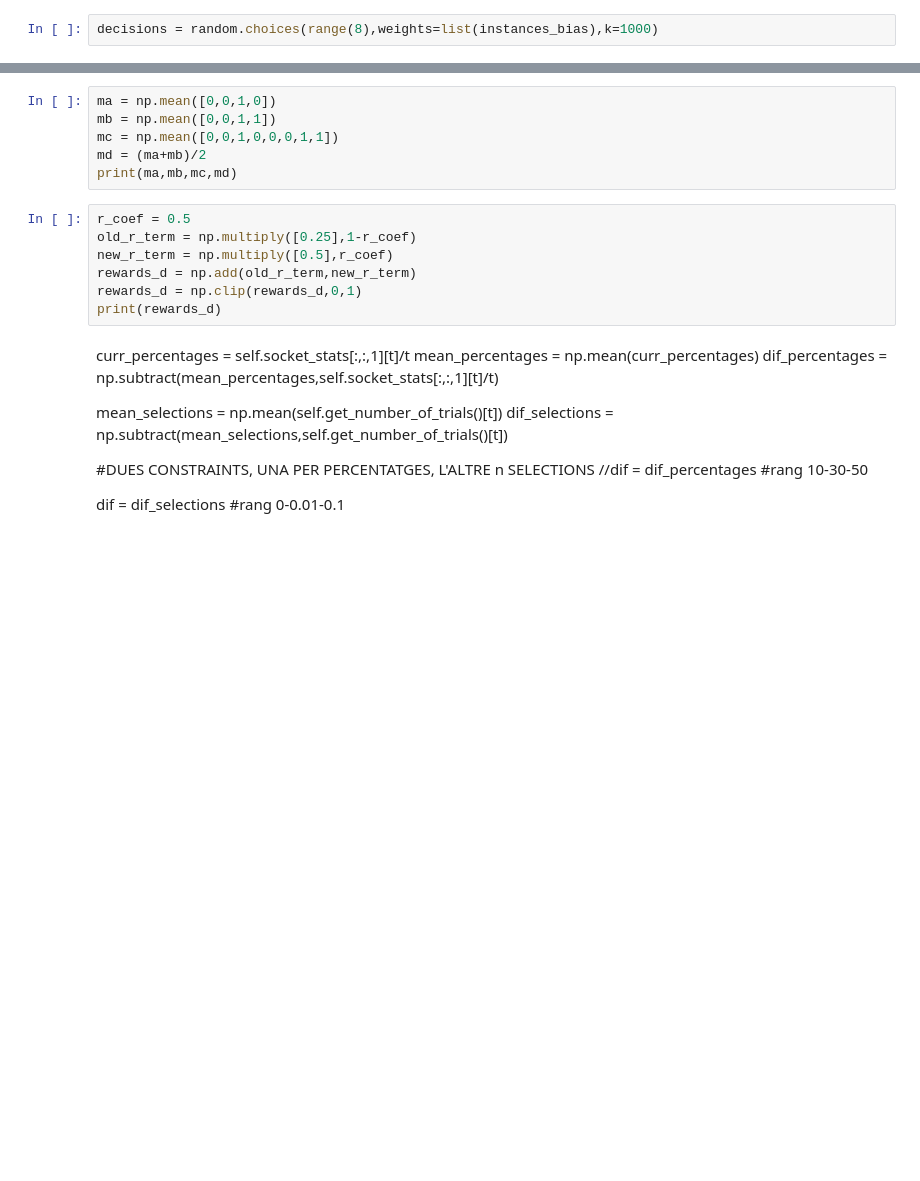
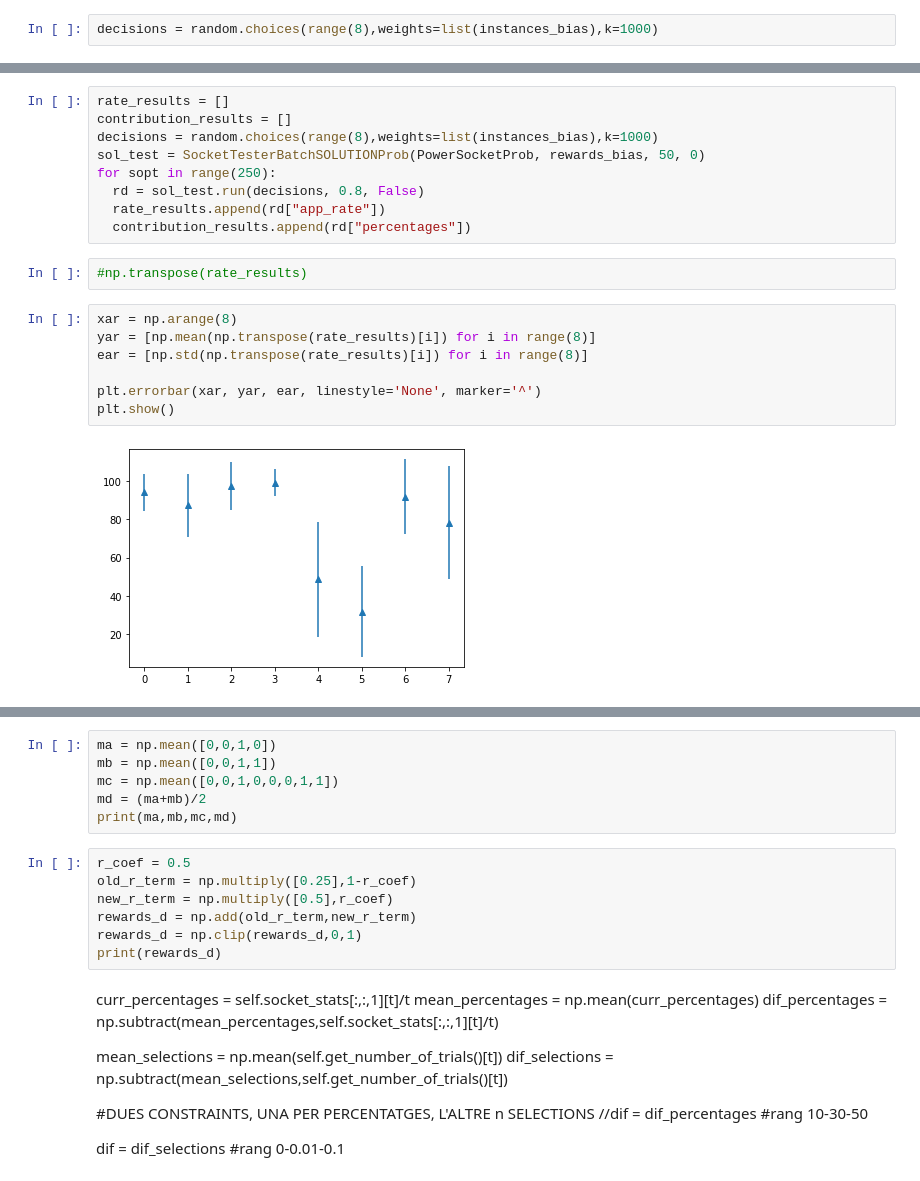
Before and after one commit to quimHM/QHM_TFG_repository, a Jupyter notebook: MAB_sim.ipynb, the cells around one changed output, grey strips where cells are left out. Saved outputs shown, nothing was run; the diff lists cells and outputs as text; blank space fills up the shorter version.

```diff
--- a/MAB_sim.ipynb
+++ b/MAB_sim.ipynb
@@ -1348,0 +1346,20 @@ Posteriors bias: 1.445692883895131
+# %%
+rate_results = []
+contribution_results = []
+decisions = random.choices(range(8),weights=list(instances_bias),k=1000)
+sol_test = SocketTesterBatchSOLUTIONProb(PowerSocketProb, rewards_bias, 50, 0)
+for sopt in range(250):
+  rd = sol_test.run(decisions, 0.8, False)
+  rate_results.append(rd["app_rate"])
+  contribution_results.append(rd["percentages"])
+# %%
+#np.transpose(rate_results)
+# %%
+xar = np.arange(8)
+yar = [np.mean(np.transpose(rate_results)[i]) for i in range(8)]
+ear = [np.std(np.transpose(rate_results)[i]) for i in range(8)]
+
+plt.errorbar(xar, yar, ear, linestyle='None', marker='^')
+plt.show()
+# %% [output]
+[figure, added]
```
Also changed, not shown: parts of 49 cells of this notebook.
